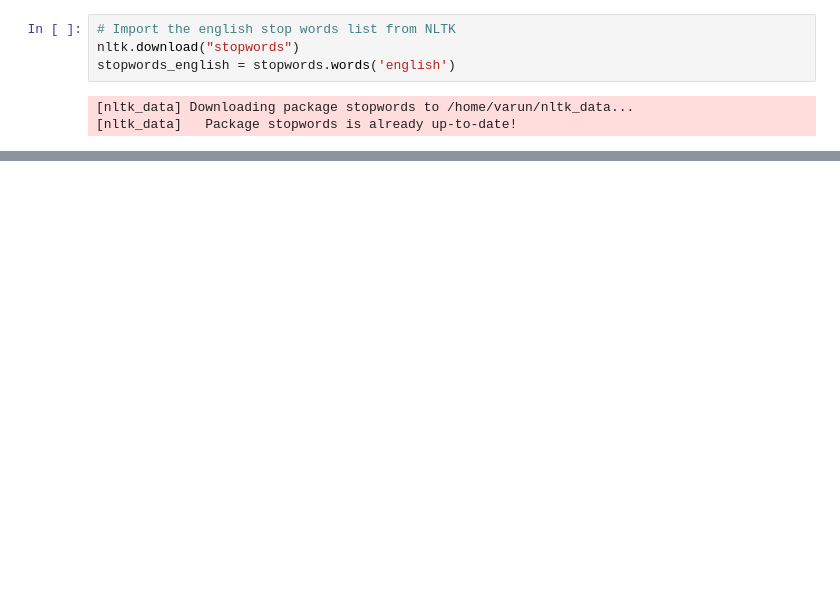
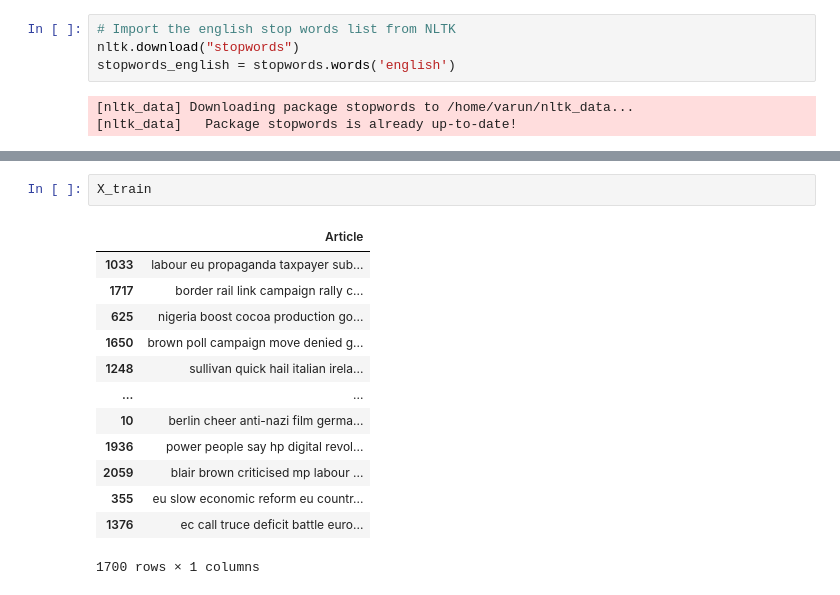
Before and after one commit to varuntyagi-i/FlipItNews-CaseStudy-NLP, a Jupyter notebook: notebook.ipynb, the cells around one changed output, grey strips where cells are left out. Saved outputs shown, nothing was run; the diff lists cells and outputs as text; blank space fills up the shorter version.

```diff
--- a/notebook.ipynb
+++ b/notebook.ipynb
@@ -258,0 +454,16 @@ X_train["Article"][2]
+# %%
+X_train
+# %% [output]
+|  | Article |
+| 1033 | labour eu propaganda taxpayer sub... |
+| 1717 | border rail link campaign rally c... |
+| 625 | nigeria boost cocoa production go... |
+| 1650 | brown poll campaign move denied g... |
+| 1248 | sullivan quick hail italian irela... |
+| ... | ... |
+| 10 | berlin cheer anti-nazi film germa... |
+| 1936 | power people say hp digital revol... |
+| 2059 | blair brown criticised mp labour ... |
+| 355 | eu slow economic reform eu countr... |
+| 1376 | ec call truce deficit battle euro... |
+1700 rows × 1 columns
```
Also changed, not shown: parts of 63 cells of this notebook, 2 other files.
